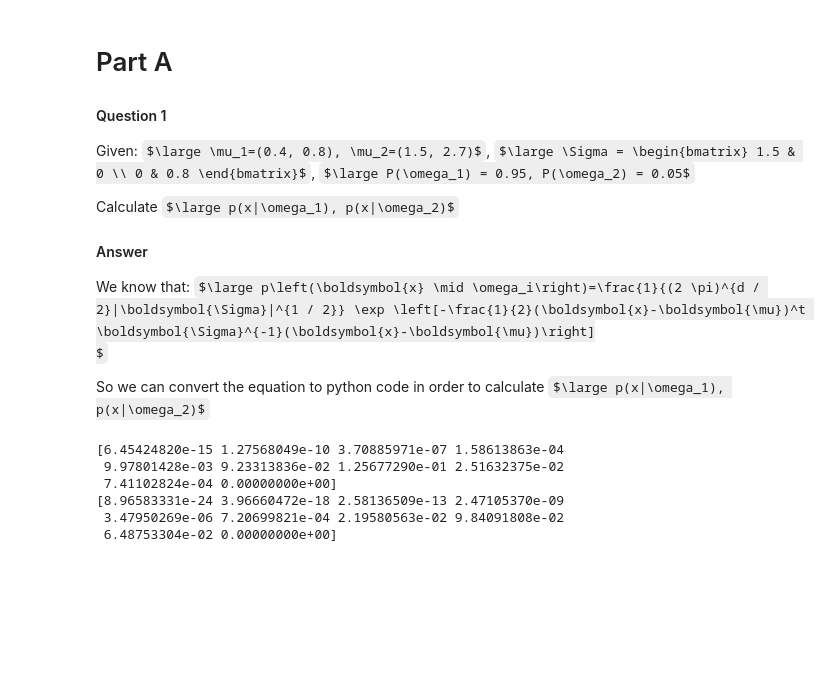
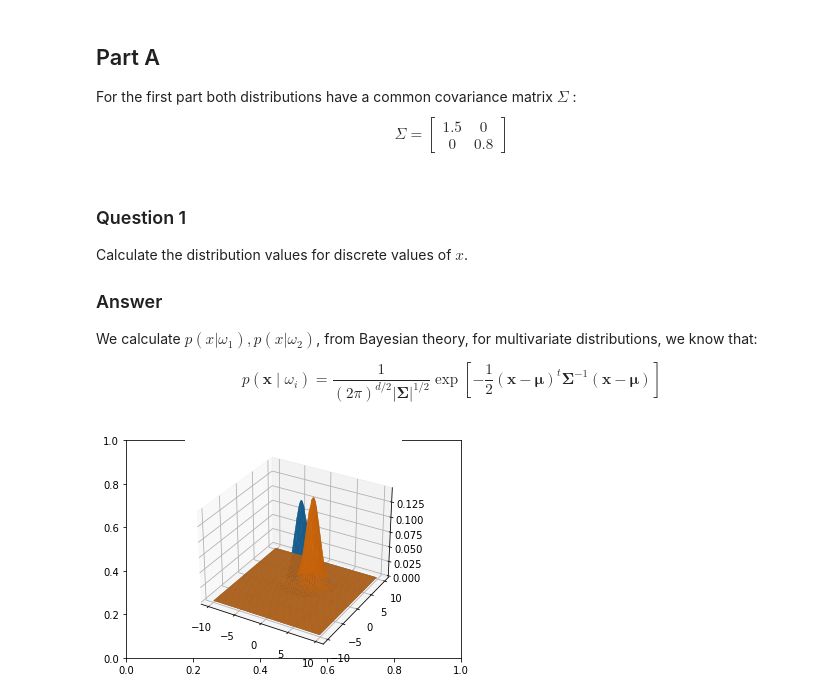
Before and after one commit to SkiadasGiorgos/pattern_recognition, a Jupyter notebook: 1st-assignment.ipynb, the cells around one changed output. Saved outputs shown, nothing was run; the diff lists cells and outputs as text; code cells hidden in the pictures; some formulas as TeX source; blank space fills up the shorter version.

```diff
--- a/1st-assignment.ipynb
+++ b/1st-assignment.ipynb
@@ -0,0 +5,5 @@
+# %% [markdown]
+## Part A
+
+For the first part both distributions have a common covariance matrix $\Sigma$ :
+$$\Sigma = \begin{bmatrix} 1.5 & 0 \\ 0 & 0.8 \end{bmatrix}$$
@@ -1,56 +28,33 @@
 # %% [markdown]
-# Part A
-#### Question 1
+### Question 1
 
-Given: $\large \mu_1=(0.4, 0.8), \mu_2=(1.5, 2.7)$, $\large \Sigma = \begin{bmatrix} 1.5 & 0 \\ 0 & 0.8 \end{bmatrix}$, $\large P(\omega_1) = 0.95, P(\omega_2) = 0.05$
+Calculate the distribution values for discrete values of $x$.
 
-Calculate $\large p(x|\omega_1), p(x|\omega_2)$
+### Answer
 
-#### Answer
-We know that:
-$\large p\left(\boldsymbol{x} \mid \omega_i\right)=\frac{1}{(2 \pi)^{d / 2}|\boldsymbol{\Sigma}|^{1 / 2}} \exp \left[-\frac{1}{2}(\boldsymbol{x}-\boldsymbol{\mu})^t \boldsymbol{\Sigma}^{-1}(\boldsymbol{x}-\boldsymbol{\mu})\right]
-$
+We calculate $p(x|\omega_1), p(x|\omega_2)$, from Bayesian theory, for multivariate distributions, we know that:
 
-So we can convert the equation to python code in order to calculate $\large p(x|\omega_1), p(x|\omega_2)$
+$$p\left(\boldsymbol{x} \mid \omega_i\right)=\frac{1}{(2 \pi)^{d / 2}|\boldsymbol{\Sigma}|^{1 / 2}} \exp \left[-\frac{1}{2}(\boldsymbol{x}-\boldsymbol{\mu})^t \boldsymbol{\Sigma}^{-1}(\boldsymbol{x}-\boldsymbol{\mu})\right]
+$$
-# %%
-# Run this cell before anything else in order to import the necessary libraries and make the necessary variable declarations
-import matplotlib.pyplot as plt
-import numpy as np
-import scipy as sc
-import matplotlib
-
-mu_1 = np.array([0.4, 0.8])
-mu_2 = np.array([1.5, 2.7])
-
-p_omega_1 = 0.95
-p_omega_2 = 0.05
-
-sigma = np.array([[1.5, 0], [0, .8]])
-x_0 = np.arange(-5, 5, 1)
-x_1 = np.arange(-5, 5, 1)
-x = np.array([x_0, x_1]).transpose()
-x_0, x_1 = np.meshgrid(x_0, x_1)
 # %%
 # Answer to question 1
-def distribution_values(x, mu, sigma):
+def distribution_values(x_0, x_1, mu, sigma):
     d = mu.shape[0]
-    if not (isinstance(x, (int, np.integer, float))):
-        p = np.zeros(x.shape[0])
-        for i in range(x.shape[0] - 1):
-            p[i] = 1 / (pow((2 * np.pi), (d / 2)) * np.sqrt(np.linalg.det(sigma))) * np.exp(
-                -0.5 * np.matmul(np.matmul(np.transpose(x[i, :] - mu), np.linalg.inv(sigma)), (x[i, :] - mu)))
-    else:
-        p = 1 / (pow((2 * np.pi), (d / 2)) * np.sqrt(np.linalg.det(sigma))) * np.exp(
-            -0.5 * np.matmul(np.matmul(np.transpose(x - mu), np.linalg.inv(sigma)), (x - mu)))
+    p = np.zeros([x_0.shape[0], x_0.shape[1]])
+    for i in range(x_0.shape[0]):
+        for j in range(x_1.shape[0]):
+            p[i][j] = 1 / (pow((2 * np.pi), (d / 2)) * np.sqrt(np.linalg.det(sigma))) * np.exp(
+                -0.5 * np.matmul(np.matmul(np.transpose(np.subtract([x_0[i][j], x_1[i][j]], mu)), np.linalg.inv(sigma)),
+                                 np.subtract([x_0[i][j], x_1[i][j]], mu)))
     return p
 
-
-print(distribution_values(x, mu_1, sigma))
-print(distribution_values(x, mu_2, sigma))
+distribution_values_1 = distribution_values(x_0, x_1, mu_1, sigma)
+distribution_values_2 = distribution_values(x_0, x_1, mu_2, sigma)
+fig = plt.figure()
+fig.add_subplot()
+ax = plt.axes(projection='3d')
+surface_mu_1 = ax.plot_surface(x_0, x_1, distribution_values_1)
+surface_mu_2 = ax.plot_surface(x_0, x_1, distribution_values_2)
+plt.show()
 # %% [output]
-[6.45424820e-15 1.27568049e-10 3.70885971e-07 1.58613863e-04
- 9.97801428e-03 9.23313836e-02 1.25677290e-01 2.51632375e-02
- 7.41102824e-04 0.00000000e+00]
-[8.96583331e-24 3.96660472e-18 2.58136509e-13 2.47105370e-09
- 3.47950269e-06 7.20699821e-04 2.19580563e-02 9.84091808e-02
- 6.48753304e-02 0.00000000e+00]
+[figure, added]
```
Also changed, not shown: parts of 15 cells of this notebook.
